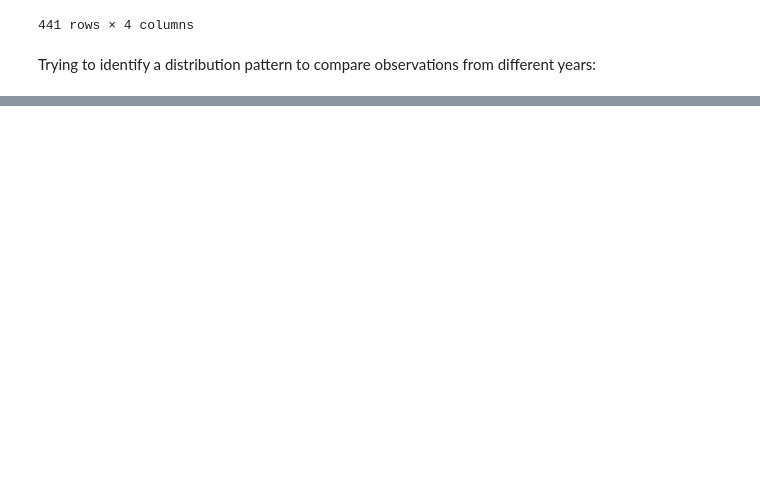
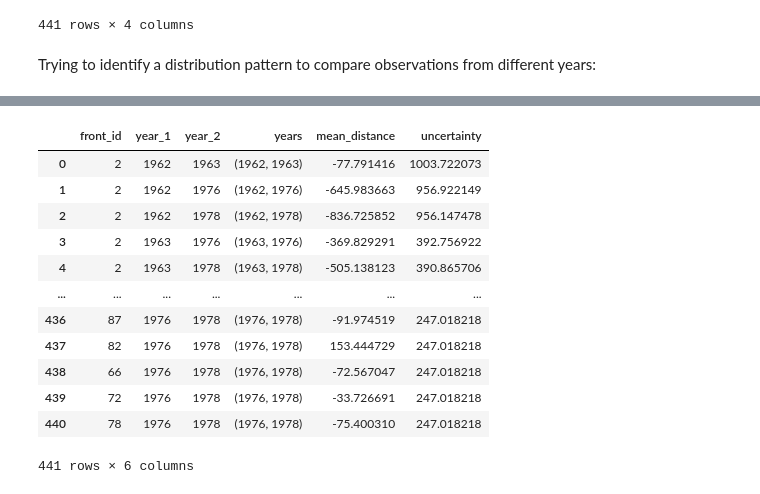
Before and after one commit to lorisdanjou/Svalbard_calving_fronts_1936-1978_data_analysis, a Jupyter notebook: results.ipynb, the cells around one changed output, grey strips where cells are left out. Cells and saved outputs as stored; diff of their text form; code cells hidden in the pictures; blank space fills up the shorter version.

```diff
--- a/results.ipynb
+++ b/results.ipynb
@@ -363,0 +401,23 @@ for i in range(len(results)):
+# %%
+results.loc[:, "mean_distance"] = results.distance.apply(lambda x: np.array(x).mean())
+results.loc[:, "uncertainty"] = results.loc[:, ["year_1", "year_2"]].apply(lambda x: uncertainties.loc[(uncertainties.year_1 == x.iloc[0]) & (uncertainties.year_2 == x.iloc[1]), "2_sigma_dist"].values[0], axis=1)
+
+# not necessary but easier to control results : put the years in a single column.
+results.loc[:, "years"] = results.loc[:, ["year_1", "year_2"]].apply(lambda x: (x.iloc[0], x.iloc[1]), axis=1)
+results = results[["front_id", "year_1", "year_2", "years", "mean_distance", "uncertainty"]]
+
+results
+# %% [output]
+|  | front_id | year_1 | year_2 | years | mean_distance | uncertainty |
+| 0 | 2 | 1962 | 1963 | (1962, 1963) | -77.791416 | 1003.722073 |
+| 1 | 2 | 1962 | 1976 | (1962, 1976) | -645.983663 | 956.922149 |
+| 2 | 2 | 1962 | 1978 | (1962, 1978) | -836.725852 | 956.147478 |
+| 3 | 2 | 1963 | 1976 | (1963, 1976) | -369.829291 | 392.756922 |
+| 4 | 2 | 1963 | 1978 | (1963, 1978) | -505.138123 | 390.865706 |
+| ... | ... | ... | ... | ... | ... | ... |
+| 436 | 87 | 1976 | 1978 | (1976, 1978) | -91.974519 | 247.018218 |
+| 437 | 82 | 1976 | 1978 | (1976, 1978) | 153.444729 | 247.018218 |
+| 438 | 66 | 1976 | 1978 | (1976, 1978) | -72.567047 | 247.018218 |
+| 439 | 72 | 1976 | 1978 | (1976, 1978) | -33.726691 | 247.018218 |
+| 440 | 78 | 1976 | 1978 | (1976, 1978) | -75.400310 | 247.018218 |
+441 rows × 6 columns
```
Also changed, not shown: parts of 12 cells of this notebook.
